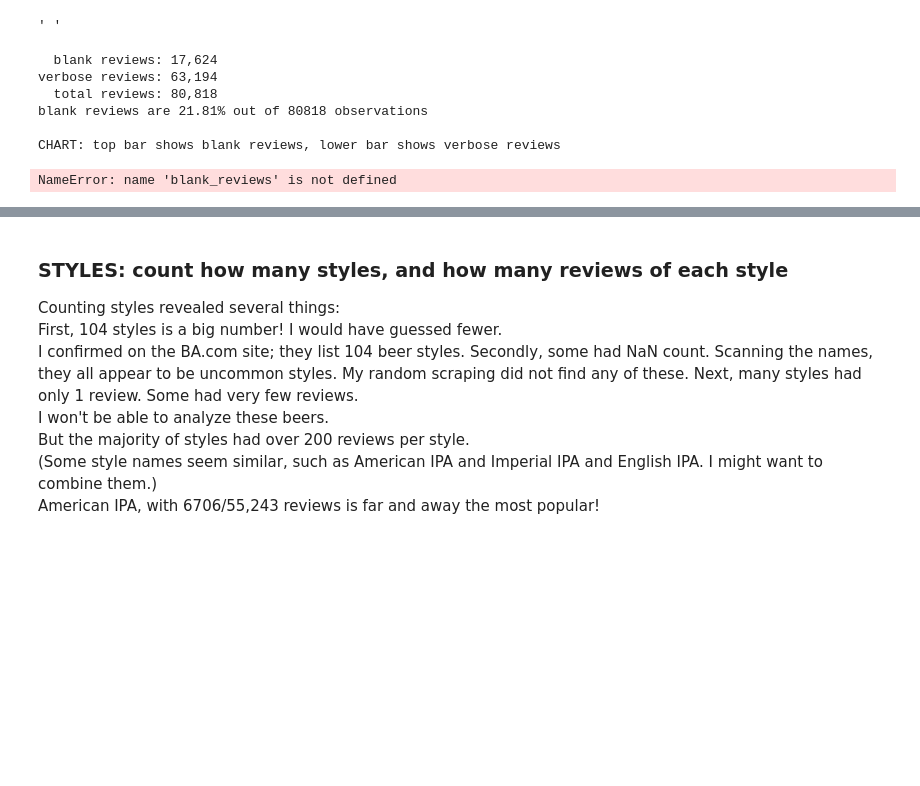
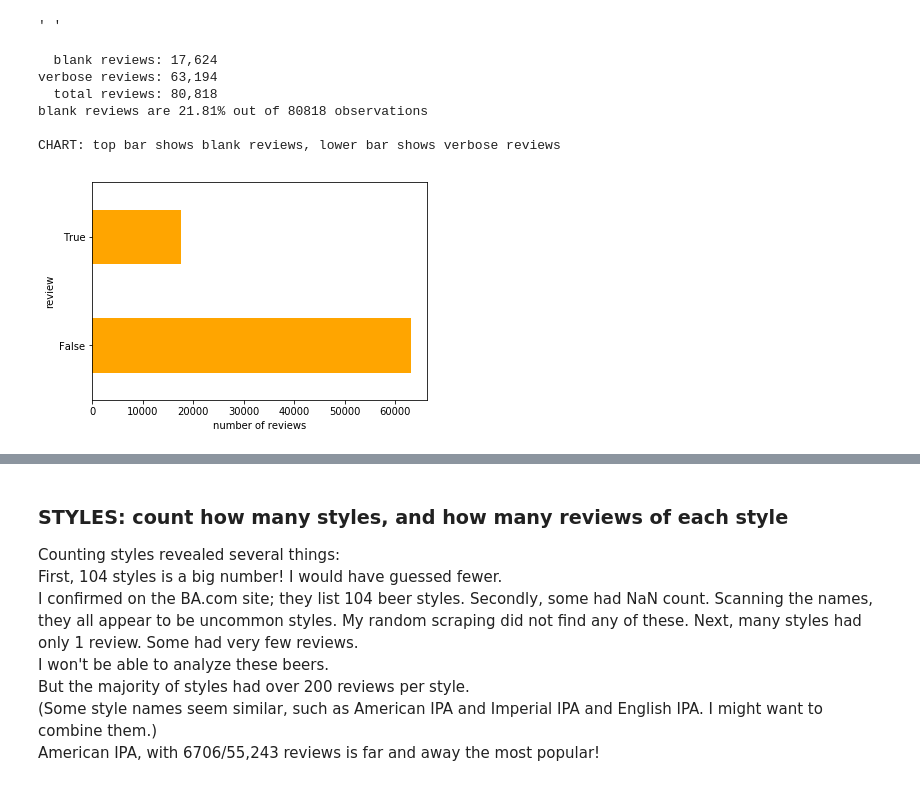
Before and after one commit to misterhappy2/beer, a Jupyter notebook: EDA.ipynb, the cells around one changed output, grey strips where cells are left out. Cells and saved outputs as stored; diff of their text form; code cells hidden in the pictures; blank space fills up the shorter version.

```diff
--- a/EDA.ipynb
+++ b/EDA.ipynb
@@ -53,28 +53,28 @@ df['review'][10]
 # %%
 #look at the proportion of reviews without text/ or with text
 
 import matplotlib.pyplot as plt
 b = df.groupby([df['review']==' ']).size()
 print('  blank reviews:', format(sum(df.review==' '), ',d'))
 print('verbose reviews:', format(sum(df.review!=' '), ',d'))
 print('  total reviews:', format(len(df), ',d'))
 print("blank reviews are {:.2f}% out of {} observations".format(100* b[1]/(b[1]+b[0]), b[1]+b[0]))
 
 %matplotlib inline
 print('')
 print('CHART: top bar shows blank reviews, lower bar shows verbose reviews')
 
-_= blank_reviews.plot(kind='barh', color='orange')
+_= b.plot(kind='barh', color='orange')
 _= plt.xlabel('number of reviews')
 plt.show()
 # %% [output]
   blank reviews: 17,624
 verbose reviews: 63,194
   total reviews: 80,818
 blank reviews are 21.81% out of 80818 observations
 
 CHART: top bar shows blank reviews, lower bar shows verbose reviews
-NameError: name 'blank_reviews' is not defined
+[figure, added]
 # %%
 # review length distribution.
 #
```
Also changed, not shown: parts of 8 cells of this notebook.
